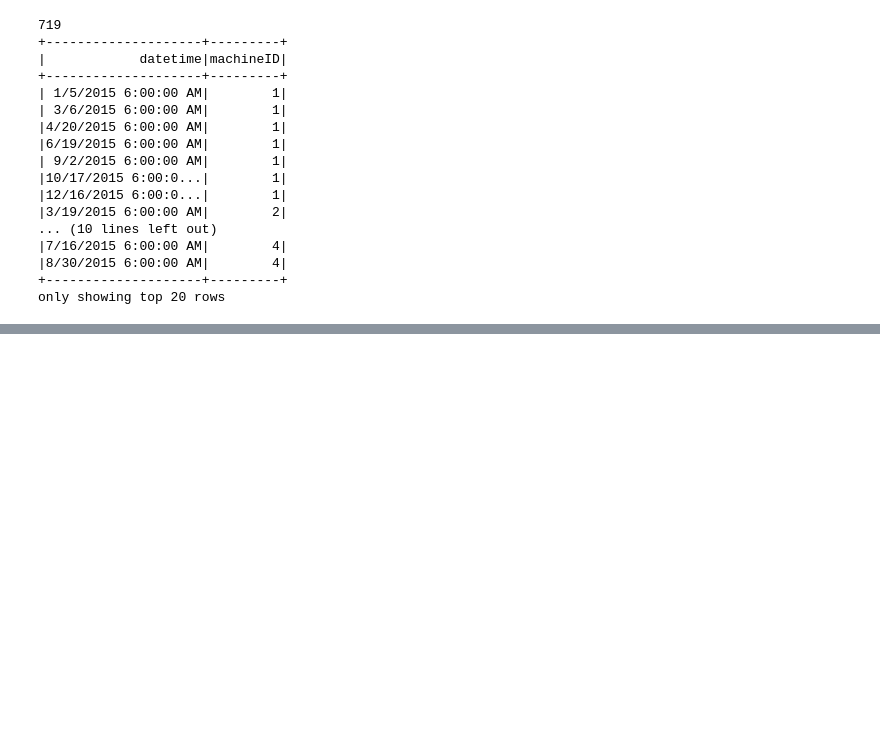
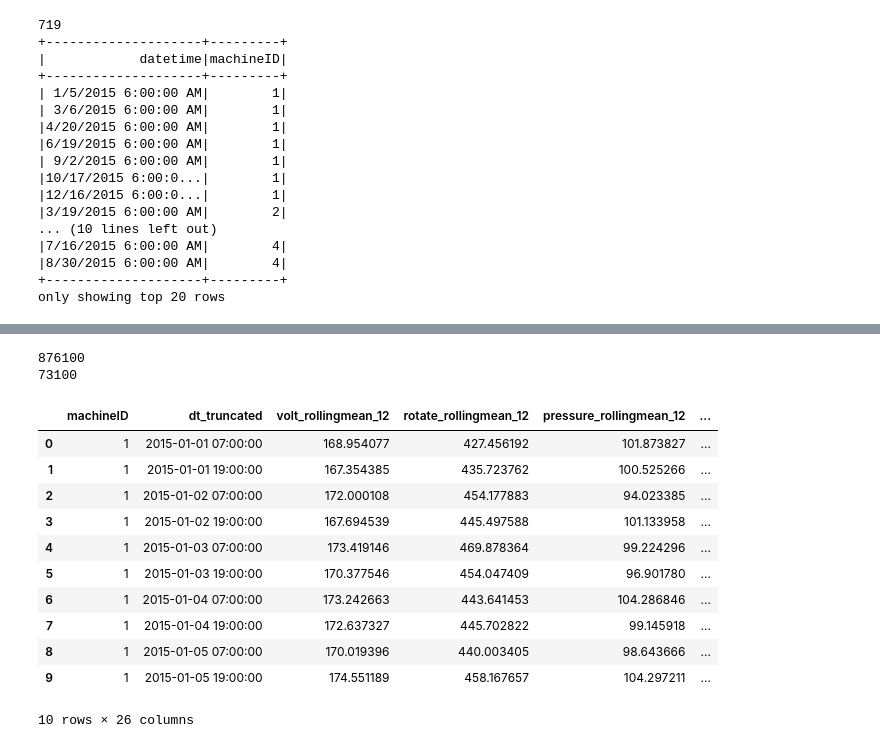
Before and after one commit to VisusAdAstra/Soen471, a Jupyter notebook: code/prototype.ipynb, the cells around one changed output, grey strips where cells are left out. Saved outputs shown, nothing was run; the diff lists cells and outputs as text; code cells hidden in the pictures; blank space fills up the shorter version.

```diff
--- a/code/prototype.ipynb
+++ b/code/prototype.ipynb
@@ -250,0 +224,60 @@ only showing top 20 rows
+# %%
+lags = [12, 24, 36] #in hours
+
+# align the data
+for lag_n in lags:
+    wSpec = Window.partitionBy('machineID').orderBy('datetime').rowsBetween(1-lag_n, 0)
+    for col_name in rolling_features:
+        tel_mean = tel_mean.withColumn(col_name+'_rollingmean_'+str(lag_n),
+                                       F.avg(col(col_name)).over(wSpec))
+        tel_mean = tel_mean.withColumn(col_name+'_rollingstd_'+str(lag_n),
+                                       F.stddev(col(col_name)).over(wSpec))
+
+# Calculate lag values...
+telemetry_feat = (tel_mean.withColumn("dt_truncated", dt_truncated)
+                  .drop('volt', 'rotate', 'pressure', 'vibration')
+                  .fillna(0)
+                  .groupBy("machineID","dt_truncated")
+                  .agg(F.mean('volt_rollingmean_12').alias('volt_rollingmean_12'),
+                       F.mean('rotate_rollingmean_12').alias('rotate_rollingmean_12'),
+                       F.mean('pressure_rollingmean_12').alias('pressure_rollingmean_12'),
+                       F.mean('vibration_rollingmean_12').alias('vibration_rollingmean_12'),
+                       F.mean('volt_rollingmean_24').alias('volt_rollingmean_24'),
+                       F.mean('rotate_rollingmean_24').alias('rotate_rollingmean_24'),
+                       F.mean('pressure_rollingmean_24').alias('pressure_rollingmean_24'),
+                       F.mean('vibration_rollingmean_24').alias('vibration_rollingmean_24'),
+                       F.mean('volt_rollingmean_36').alias('volt_rollingmean_36'),
+                       F.mean('vibration_rollingmean_36').alias('vibration_rollingmean_36'),
+                       F.mean('rotate_rollingmean_36').alias('rotate_rollingmean_36'),
+                       F.mean('pressure_rollingmean_36').alias('pressure_rollingmean_36'),
+                       F.stddev('volt_rollingstd_12').alias('volt_rollingstd_12'),
+                       F.stddev('rotate_rollingstd_12').alias('rotate_rollingstd_12'),
+                       F.stddev('pressure_rollingstd_12').alias('pressure_rollingstd_12'),
+                       F.stddev('vibration_rollingstd_12').alias('vibration_rollingstd_12'),
+                       F.stddev('volt_rollingstd_24').alias('volt_rollingstd_24'),
+                       F.stddev('rotate_rollingstd_24').alias('rotate_rollingstd_24'),
+                       F.stddev('pressure_rollingstd_24').alias('pressure_rollingstd_24'),
+                       F.stddev('vibration_rollingstd_24').alias('vibration_rollingstd_24'),
+                       F.stddev('volt_rollingstd_36').alias('volt_rollingstd_36'),
+                       F.stddev('rotate_rollingstd_36').alias('rotate_rollingstd_36'),
+                       F.stddev('pressure_rollingstd_36').alias('pressure_rollingstd_36'),
+                       F.stddev('vibration_rollingstd_36').alias('vibration_rollingstd_36'), ))
+
+print(tel_mean.count())
+print(telemetry_feat.count())
+telemetry_feat.where((col("machineID") == 1)).limit(10).toPandas().head(10)
+# %% [output]
+876100
+73100
+|  | machineID | dt_truncated | volt_rollingmean_12 | rotate_rollingmean_12 | pressure_rollingmean_12 | ... |
+| 0 | 1 | 2015-01-01 07:00:00 | 168.954077 | 427.456192 | 101.873827 | ... |
+| 1 | 1 | 2015-01-01 19:00:00 | 167.354385 | 435.723762 | 100.525266 | ... |
+| 2 | 1 | 2015-01-02 07:00:00 | 172.000108 | 454.177883 | 94.023385 | ... |
+| 3 | 1 | 2015-01-02 19:00:00 | 167.694539 | 445.497588 | 101.133958 | ... |
+| 4 | 1 | 2015-01-03 07:00:00 | 173.419146 | 469.878364 | 99.224296 | ... |
+| 5 | 1 | 2015-01-03 19:00:00 | 170.377546 | 454.047409 | 96.901780 | ... |
+| 6 | 1 | 2015-01-04 07:00:00 | 173.242663 | 443.641453 | 104.286846 | ... |
+| 7 | 1 | 2015-01-04 19:00:00 | 172.637327 | 445.702822 | 99.145918 | ... |
+| 8 | 1 | 2015-01-05 07:00:00 | 170.019396 | 440.003405 | 98.643666 | ... |
+| 9 | 1 | 2015-01-05 19:00:00 | 174.551189 | 458.167657 | 104.297211 | ... |
+10 rows × 26 columns
```
Also changed, not shown: parts of 16 cells of this notebook.
